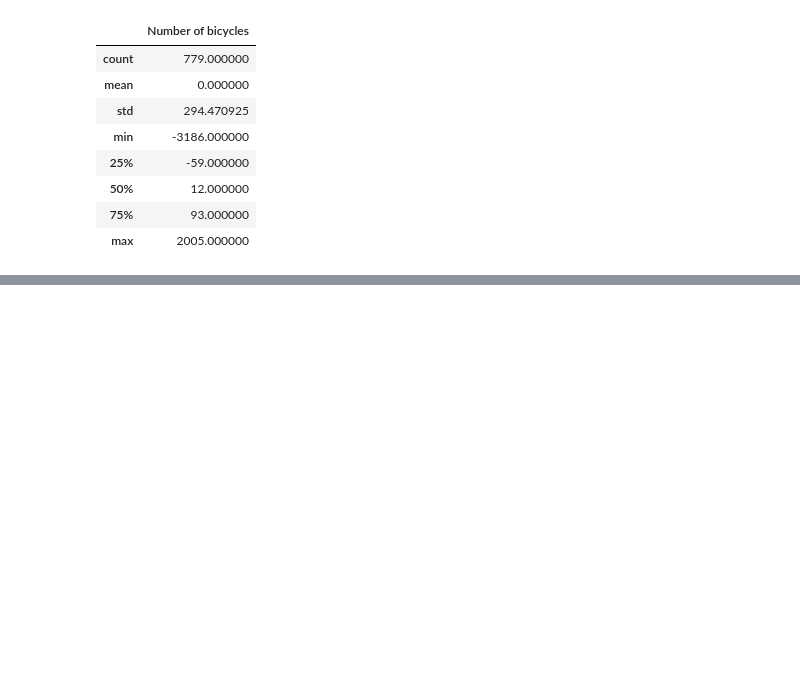
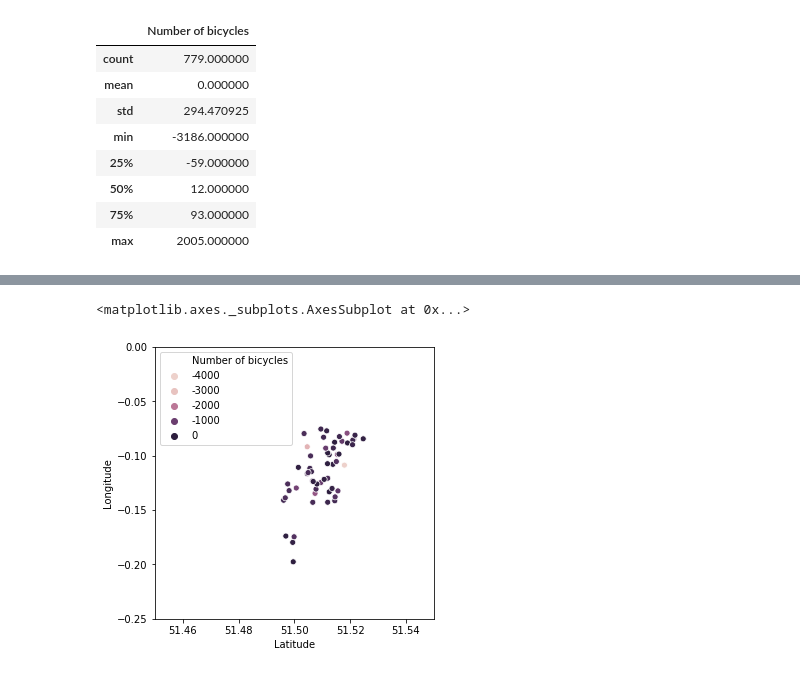
Before and after one commit to sunnight9507/4_2_-Data_Visualization, a Jupyter notebook: 영국_자전거/HW1.ipynb, the cells around one changed output, grey strips where cells are left out. Saved outputs shown, nothing was run; the diff lists cells and outputs as text; code cells hidden in the pictures; blank space fills up the shorter version.

```diff
--- a/영국_자전거/HW1.ipynb
+++ b/영국_자전거/HW1.ipynb
@@ -118,0 +129,4 @@ sns.scatterplot(x = 'Latitude',y = 'Longitude',size = 'Capacity',hue = 'Number o
+# %%
+# 평균을 기준으로 양 옆으로 1시그마 밖으로 나온 값들의 데이터를 Outlier로 만들었습니다.
+Outlier = pd.merge(data_1[data_1['Number of bicycles'].abs() > int(data_1.std()*1)], stations, left_on = 'Start Station ID', right_on = 'Station ID', how = 'left')
+Outlier.head()
@@ -118,0 +140,8 @@ sns.scatterplot(x = 'Latitude',y = 'Longitude',size = 'Capacity',hue = 'Number o
+# %%
+plt.figure(figsize=(5, 5))
+plt.xlim(51.45,51.55)
+plt.ylim(-0.25,0)
+sns.scatterplot(x = 'Latitude',y = 'Longitude',hue = 'Number of bicycles', data = Outlier[Outlier['Number of bicycles'] < 0])
+# %% [output]
+<matplotlib.axes._subplots.AxesSubplot at 0x...>
+[figure, added]
```
Also changed, not shown: parts of 17 cells of this notebook.
